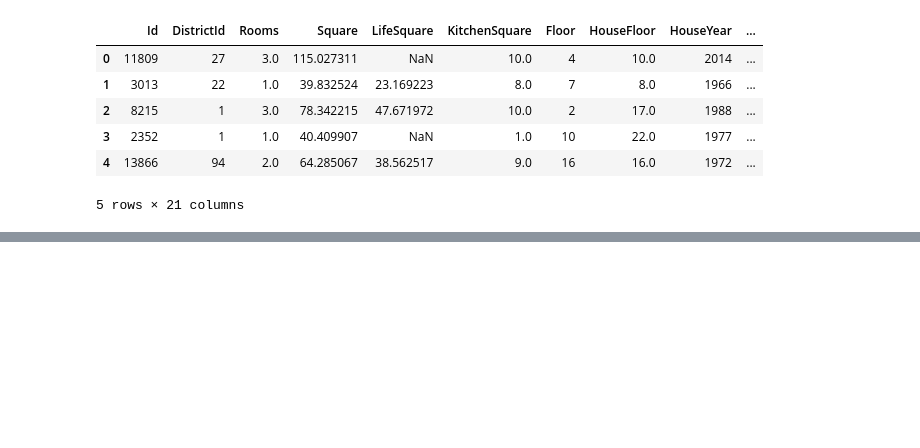
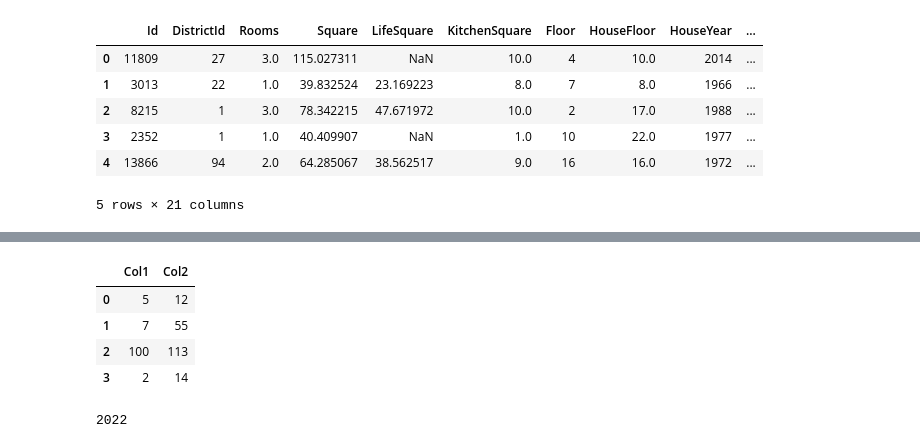
Before and after one commit to AlexanderMaslikhin/pandas_curs, a Jupyter notebook: data_analysis.ipynb, the cells around one changed output, grey strips where cells are left out. Saved outputs shown, nothing was run; the diff lists cells and outputs as text; code cells hidden in the pictures; blank space fills up the shorter version.

```diff
--- a/data_analysis.ipynb
+++ b/data_analysis.ipynb
@@ -471,0 +686,10 @@ df_copy.head()
+# %%
+mask = df1["Col1"] > df1["Col2"]
+df1.loc[mask, "Col1"], df1.loc[mask, "Col2"] = df1.loc[mask, "Col2"], df1.loc[mask, "Col1"]
+df1
+# %% [output]
+|  | Col1 | Col2 |
+| 0 | 5 | 12 |
+| 1 | 7 | 55 |
+| 2 | 100 | 113 |
+| 3 | 2 | 14 |
@@ -471,0 +698,4 @@ df_copy.head()
+# %%
+date.today().year
+# %% [output]
+2022
```
Also changed, not shown: parts of 20 cells of this notebook.
